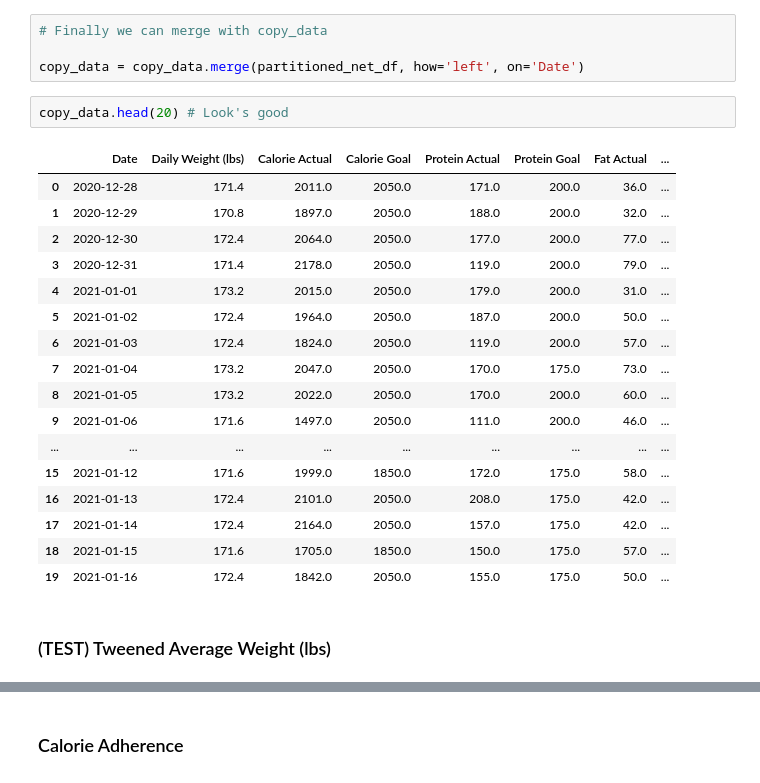
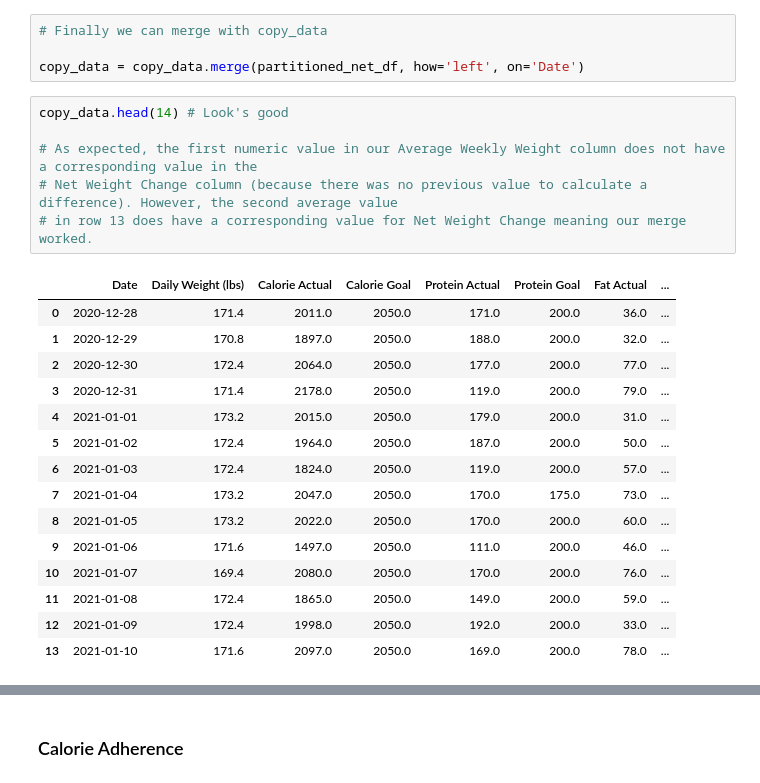
Before and after one commit to AvinashBisram/Data-Cleaning, a Jupyter notebook: Pandas 2021 Nutrition Data Cleaning/Python Nutrition Data Cleaning.ipynb, the cells around one changed output, grey strips where cells are left out. Drawn from its saved outputs; the diff is of its cells as text.

```diff
--- a/Pandas 2021 Nutrition Data Cleaning/Python Nutrition Data Cleaning.ipynb
+++ b/Pandas 2021 Nutrition Data Cleaning/Python Nutrition Data Cleaning.ipynb
@@ -810,24 +855,24 @@ partitioned_net_df.head()
 
 copy_data = copy_data.merge(partitioned_net_df, how='left', on='Date')
 # %%
-copy_data.head(20) # Look's good
+copy_data.head(14) # Look's good
+
+# As expected, the first numeric value in our Average Weekly Weight column does not have a corresponding value in the
+# Net Weight Change column (because there was no previous value to calculate a difference). However, the second average value
+# in row 13 does have a corresponding value for Net Weight Change meaning our merge worked.
 # %% [output]
 |  | Date | Daily Weight (lbs) | Calorie Actual | Calorie Goal | Protein Actual | Protein Goal | Fat Actual | ... |
 | 0 | 2020-12-28 | 171.4 | 2011.0 | 2050.0 | 171.0 | 200.0 | 36.0 | ... |
 | 1 | 2020-12-29 | 170.8 | 1897.0 | 2050.0 | 188.0 | 200.0 | 32.0 | ... |
 | 2 | 2020-12-30 | 172.4 | 2064.0 | 2050.0 | 177.0 | 200.0 | 77.0 | ... |
 | 3 | 2020-12-31 | 171.4 | 2178.0 | 2050.0 | 119.0 | 200.0 | 79.0 | ... |
 | 4 | 2021-01-01 | 173.2 | 2015.0 | 2050.0 | 179.0 | 200.0 | 31.0 | ... |
 | 5 | 2021-01-02 | 172.4 | 1964.0 | 2050.0 | 187.0 | 200.0 | 50.0 | ... |
 | 6 | 2021-01-03 | 172.4 | 1824.0 | 2050.0 | 119.0 | 200.0 | 57.0 | ... |
 | 7 | 2021-01-04 | 173.2 | 2047.0 | 2050.0 | 170.0 | 175.0 | 73.0 | ... |
 | 8 | 2021-01-05 | 173.2 | 2022.0 | 2050.0 | 170.0 | 200.0 | 60.0 | ... |
 | 9 | 2021-01-06 | 171.6 | 1497.0 | 2050.0 | 111.0 | 200.0 | 46.0 | ... |
-| ... | ... | ... | ... | ... | ... | ... | ... | ... |
-| 15 | 2021-01-12 | 171.6 | 1999.0 | 1850.0 | 172.0 | 175.0 | 58.0 | ... |
-| 16 | 2021-01-13 | 172.4 | 2101.0 | 2050.0 | 208.0 | 175.0 | 42.0 | ... |
-| 17 | 2021-01-14 | 172.4 | 2164.0 | 2050.0 | 157.0 | 175.0 | 42.0 | ... |
-| 18 | 2021-01-15 | 171.6 | 1705.0 | 1850.0 | 150.0 | 175.0 | 57.0 | ... |
-| 19 | 2021-01-16 | 172.4 | 1842.0 | 2050.0 | 155.0 | 175.0 | 50.0 | ... |
+| 10 | 2021-01-07 | 169.4 | 2080.0 | 2050.0 | 170.0 | 200.0 | 76.0 | ... |
+| 11 | 2021-01-08 | 172.4 | 1865.0 | 2050.0 | 149.0 | 200.0 | 59.0 | ... |
+| 12 | 2021-01-09 | 172.4 | 1998.0 | 2050.0 | 192.0 | 200.0 | 33.0 | ... |
+| 13 | 2021-01-10 | 171.6 | 2097.0 | 2050.0 | 169.0 | 200.0 | 78.0 | ... |
-# %% [markdown]
-### (TEST) Tweened Average Weight (lbs)
```
Also changed, not shown: parts of 79 cells of this notebook.
